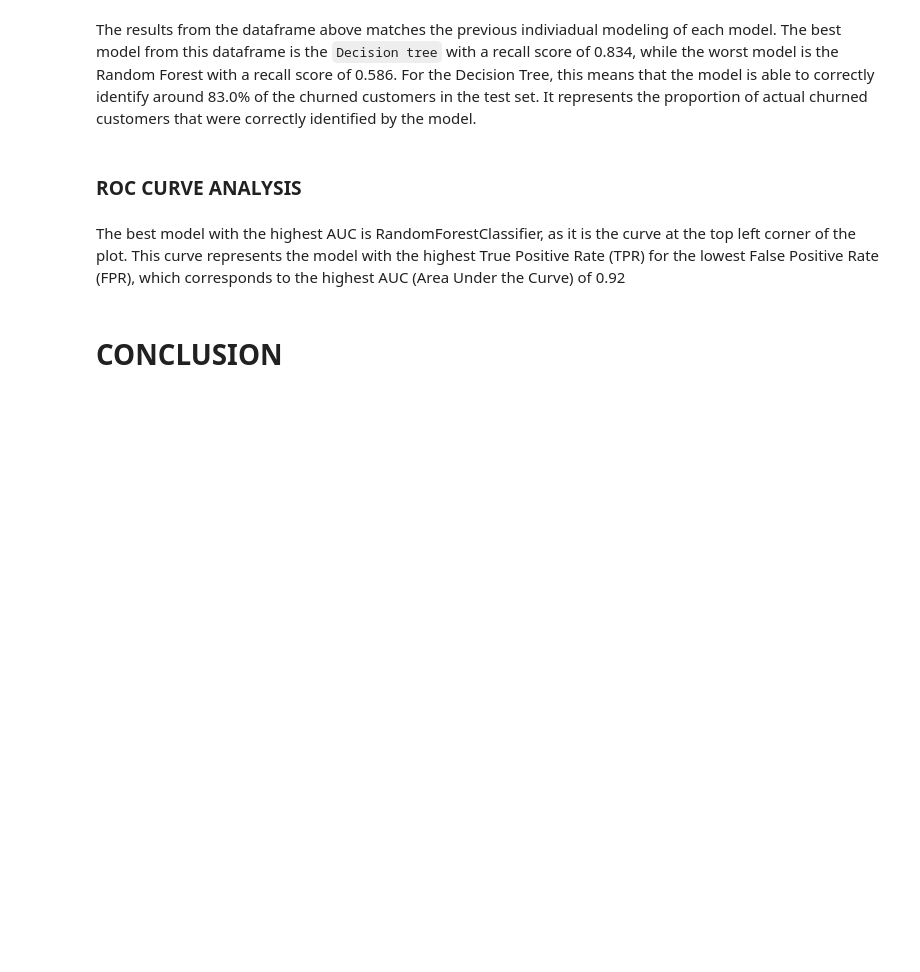
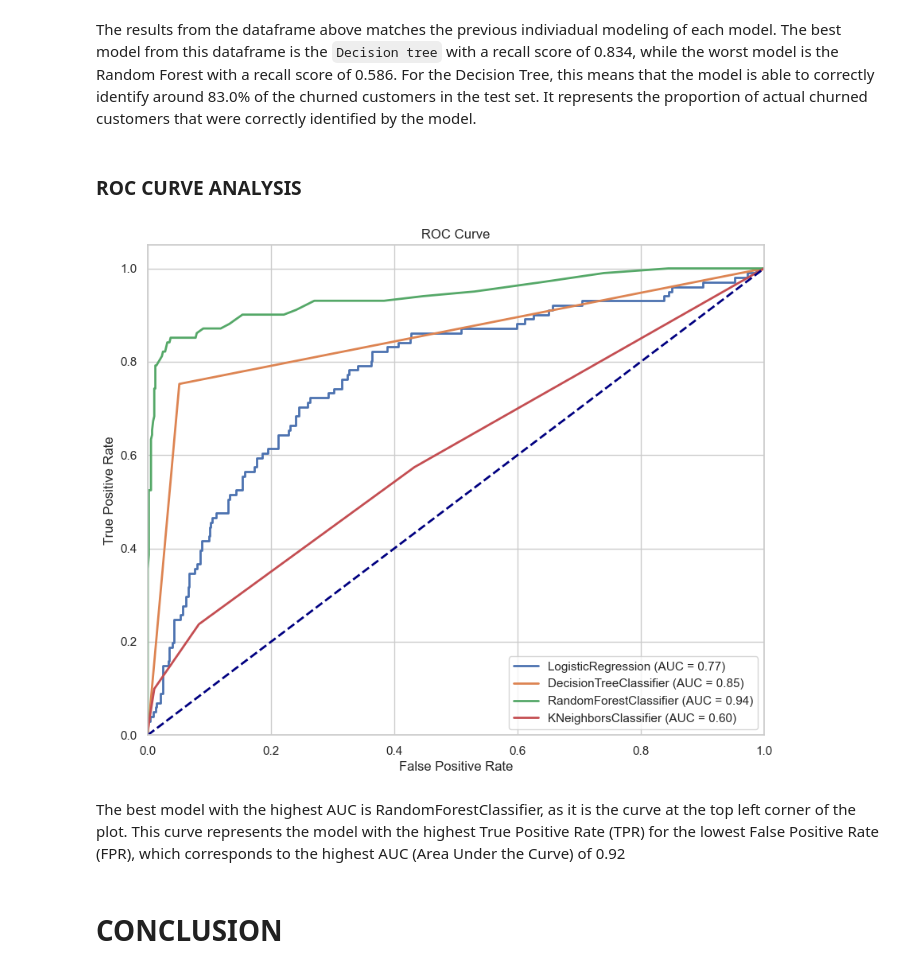
Before and after one commit to Kelsey-Maina/telcompany-customer-churn, a Jupyter notebook: telcompany-customer-churn.ipynb, the cells around one changed output. Saved outputs shown, nothing was run; the diff lists cells and outputs as text; code cells hidden in the pictures; blank space fills up the shorter version.

```diff
--- a/telcompany-customer-churn.ipynb
+++ b/telcompany-customer-churn.ipynb
@@ -840,41 +899,40 @@ The results from the dataframe above matches the previous indiviadual modeling o
 # %% [markdown]
 ### ROC CURVE ANALYSIS
 # %%
-classifiers = [LogisticRegression(),
-               DecisionTreeClassifier(),
-               RandomForestClassifier(),
-               KNeighborsClassifier()]
+classifiers = [LogisticRegression(),DecisionTreeClassifier(),RandomForestClassifier(),KNeighborsClassifier()]
 
 #plot ROC curves
 plt.figure(figsize=(10, 8))
 
 for clf in classifiers:
     clf_name = clf.__class__.__name__
 
     # Fit the classifier
     clf.fit(X_train, y_train)
 
     # Predict probabilities
     y_pred_proba = clf.predict_proba(X_test)[:, 1]
 
     # Compute ROC curve and ROC area
     fpr, tpr, _ = roc_curve(y_test, y_pred_proba)
     roc_auc = roc_auc_score(y_test, y_pred_proba)
 
     # Plot ROC curve
     plt.plot(fpr, tpr, lw=2, label=f'{clf_name} (AUC = {roc_auc:.2f})')
 
 # Plot diagonal line
 plt.plot([0, 1], [0, 1], color='navy', lw=2, linestyle='--')
 
 # Plot settings
 plt.xlim([0.0, 1.0])
 plt.ylim([0.0, 1.05])
 plt.xlabel('False Positive Rate')
 plt.ylabel('True Positive Rate')
 plt.title('ROC Curve')
 plt.legend(loc='lower right')
 plt.show()
+# %% [output]
+[figure, added]
 # %% [markdown]
 The best model with the highest AUC is RandomForestClassifier, as it is the curve at the top left corner of the plot. This curve represents the model with the highest True Positive Rate (TPR) for the lowest False Positive Rate (FPR), which corresponds to the highest AUC (Area Under the Curve) of 0.92
 # %% [markdown]
```
Also changed, not shown: parts of 20 cells of this notebook.
